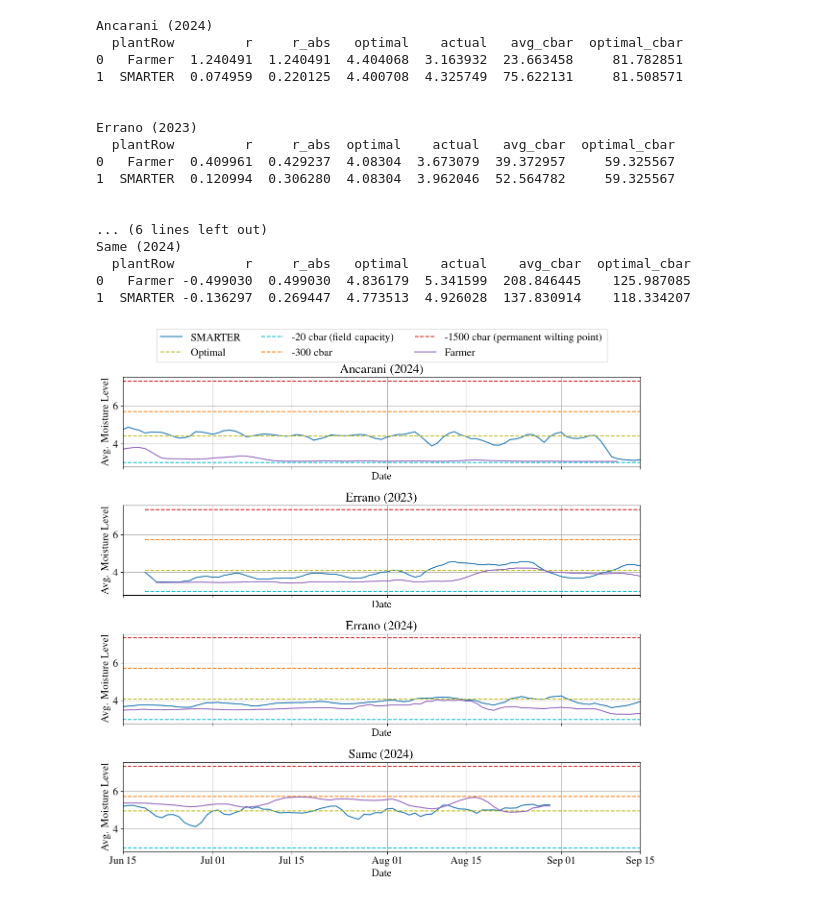
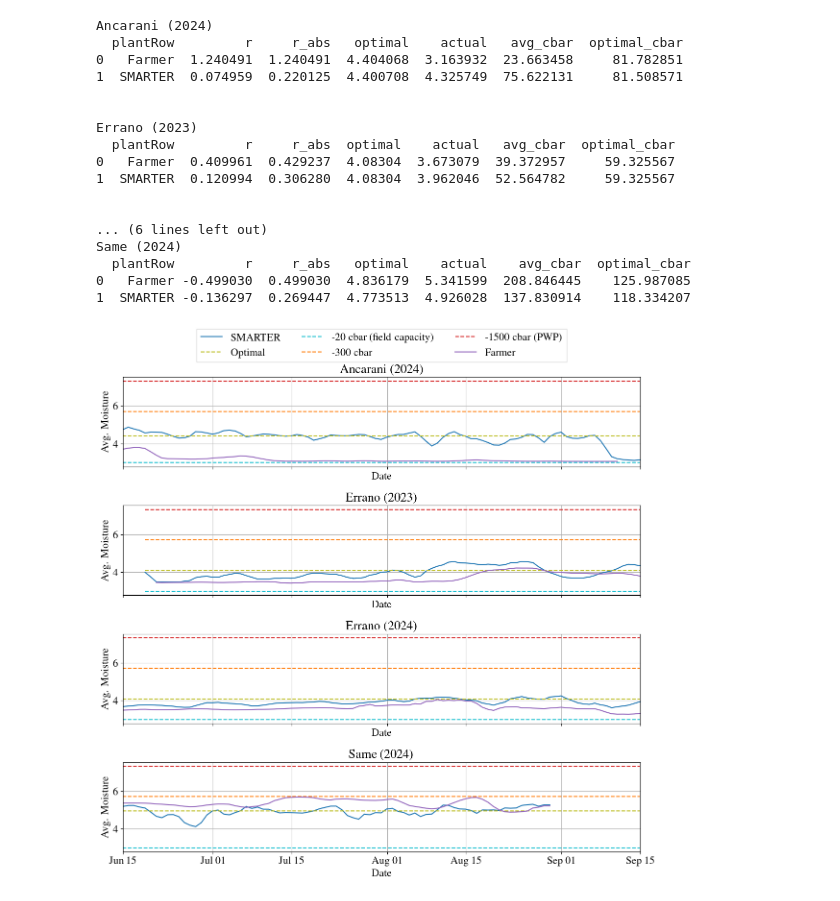
Before and after one commit to ManuelePasini/criteria_results, a Jupyter notebook: CSAG_smart_irrigation.ipynb, the cells around one changed output. Drawn from its saved outputs; the diff is of its cells as text; code cells hidden in the pictures.

```diff
--- a/CSAG_smart_irrigation.ipynb
+++ b/CSAG_smart_irrigation.ipynb
@@ -155,40 +159,40 @@ for i, s in enumerate(l):
         ax.plot(df_plantRow['timestamp'], df_plantRow['optimal'], label=f'Optimal', color="tab:olive", ls="--")
         ax.plot(df_plantRow['timestamp'], df_plantRow['Field capacity'], label=f'-20 cbar (field capacity)', color="tab:cyan", ls="--")
         ax.plot(df_plantRow['timestamp'], df_plantRow['Dry'], label=f'-300 cbar', color="tab:orange", ls="--")
-        ax.plot(df_plantRow['timestamp'], df_plantRow['Very dry'], label=f'-1500 cbar (permanent wilting point)', color="tab:red", ls="--")
+        ax.plot(df_plantRow['timestamp'], df_plantRow['Very dry'], label=f'-1500 cbar (PWP)', color="tab:red", ls="--")
       # else:
       #  color = "tab:red"
   ax.set_xlabel('Date')
   ax.set_xlim([ax.get_xticks()[0], ax.get_xticks()[-1]])
-  ax.set_ylabel('Avg. Moisture Level')  # Replace with the appropriate label for your data
+  ax.set_ylabel('Avg. Moisture')  # Replace with the appropriate label for your data
   if i == 0: ax.legend(loc='upper center', bbox_to_anchor=(0.5, 1.6), ncol=3, fancybox=False, shadow=False)
   # Format x-axis to show Month and Day (e.g., Jan 01)
   plt.gca().xaxis.set_major_formatter(mdates.DateFormatter('%b %d'))
   ax.grid(True)
 
 # plt.xticks(rotation=0, ha="right", rotation_mode="anchor")
 fig.tight_layout(rect=[0, 0, 1, 1])
 
 save(fig, "opt_vs_act", persist=persist)
 # %% [output]
 Ancarani (2024)
   plantRow         r     r_abs   optimal    actual   avg_cbar  optimal_cbar
 0   Farmer  1.240491  1.240491  4.404068  3.163932  23.663458     81.782851
 1  SMARTER  0.074959  0.220125  4.400708  4.325749  75.622131     81.508571
 
 
 Errano (2023)
   plantRow         r     r_abs  optimal    actual   avg_cbar  optimal_cbar
 0   Farmer  0.409961  0.429237  4.08304  3.673079  39.372957     59.325567
 1  SMARTER  0.120994  0.306280  4.08304  3.962046  52.564782     59.325567
 
 
 ... (6 lines left out)
 Same (2024)
   plantRow         r     r_abs   optimal    actual    avg_cbar  optimal_cbar
 0   Farmer -0.499030  0.499030  4.836179  5.341599  208.846445    125.987085
 1  SMARTER -0.136297  0.269447  4.773513  4.926028  137.830914    118.334207
-[figure, old version]
+[figure, new version]
 # %%
 # prompt: read and print ancarani_dripper_advice_pluv_T0_T1.csv, keep only plantRow = "T1 alto", drop rows with detectedValueTypeId = "PLUV_CURR", create a grouped bar chart by timestamp and detectedValueTypeId. keep only timestamps from jun 1 to october 1. aggregate timestamp by day. only show ticks every 14 days
 import pandas as pd
```
Also changed, not shown: parts of 4 cells of this notebook, 24 other files.
